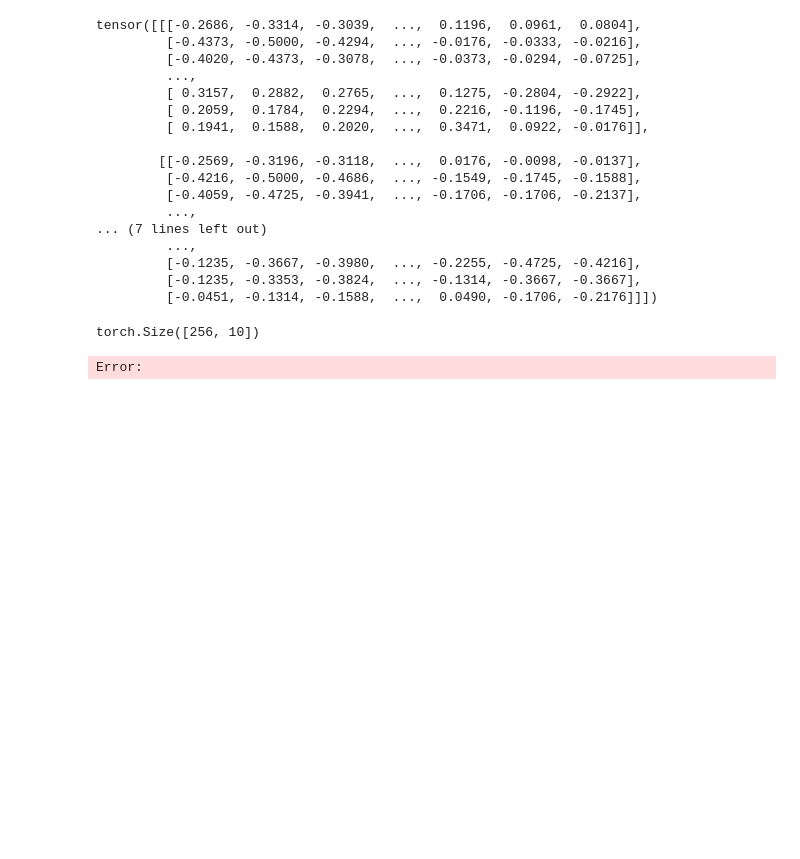
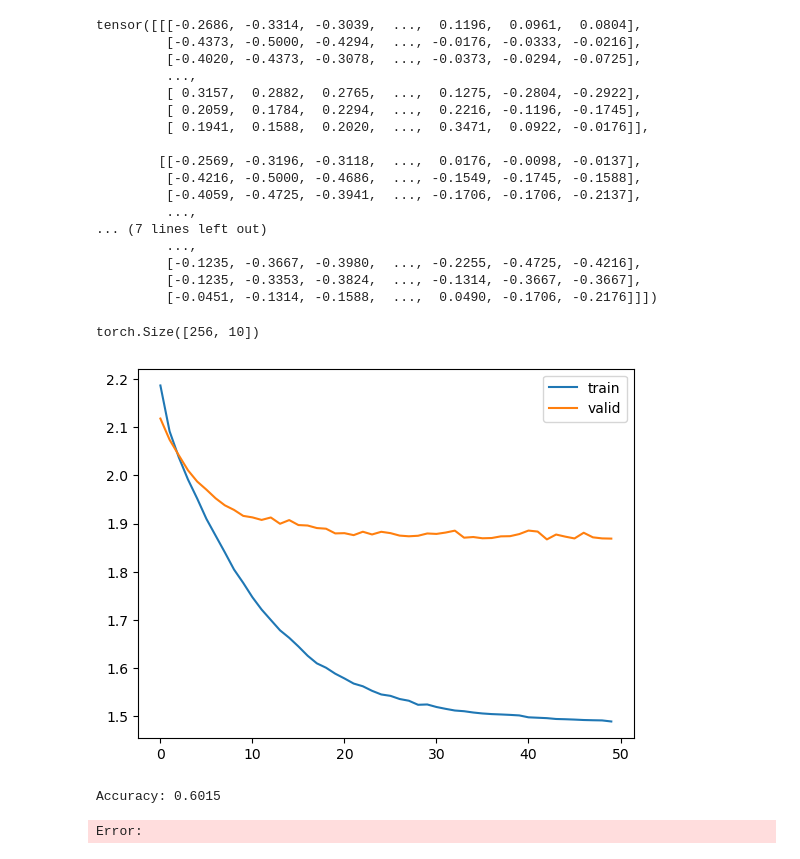
Before and after one commit to berndheidemann/cifar_fa22b, a Jupyter notebook: 05_with_hidden_layer.ipynb, the cells around one changed output. Cells and saved outputs as stored; diff of their text form; code cells hidden in the pictures; blank space fills up the shorter version.

```diff
--- a/05_with_hidden_layer.ipynb
+++ b/05_with_hidden_layer.ipynb
@@ -120,12 +120,13 @@ class CifarModel(torch.nn.Module):
         self.conv1=torch.nn.Conv2d(3, 64, kernel_size=3, stride=1, padding=1)  # 1: Anzahl der Kanäle, 32: Anzahl der Filter
         self.conv2=torch.nn.Conv2d(64, 128, kernel_size=3, stride=1, padding=1)
         self.conv_size=128*8*8
-        self.lin1=torch.nn.Linear(self.conv_size, 10)
+        self.lin1=torch.nn.Linear(self.conv_size, hidden_size)
+        self.batch_norm_lin1=torch.nn.BatchNorm1d(hidden_size)
+        self.lin2=torch.nn.Linear(hidden_size, 10)
         self.relu=torch.nn.ReLU()
         self.softmax=torch.nn.Softmax(dim=1)
         self.dropout=torch.nn.Dropout(p=0.6)
         self.maxpool=torch.nn.MaxPool2d(kernel_size=2, stride=2, padding=0)
-
 
     def forward(self, x):
         #print("x.shape vorher:", x.shape)
@@ -144,6 +145,11 @@ class CifarModel(torch.nn.Module):
         x=x.view(-1, self.conv_size)
         #print("x.shape nach x.view:", x.shape)
         x=self.lin1(x)
+        x=self.batch_norm_lin1(x)
+        x=self.relu(x)
+        x=self.dropout(x)
+        x=self.lin2(x)
+        x=self.softmax(x)
         #print("x.shape nach lin1:", x.shape)
         return x
 
@@ -170,9 +176,9 @@ valid_dataset=MyDataset(x_valid, y_valid)
 # %%
 
 lr=0.0001
-batch_size=2
-epochs=10
-hidden_size=50
+batch_size=64
+epochs=50
+hidden_size=150
 
 if torch.cuda.is_available():
     device = torch.device("cuda")
@@ -210,31 +216,35 @@ for i in bar:
     losses.append(sum(epoch_losses)/len(epoch_losses))
     valid_losses_epoch=[]
     with torch.no_grad():                       # Alles was hier kommt, wird nicht für die Berechnung der Gradienten verwendet
+        model.eval()
         for xb, yb in valid_loader:
             xb, yb = xb.to(device), yb.to(device)
             pred=model(xb)
             loss=loss_func(pred, yb)
             valid_losses_epoch.append(loss.item())
     valid_losses.append(sum(valid_losses_epoch)/len(valid_losses_epoch))
     bar.set_postfix({'train_loss': losses[-1], 'valid_loss': valid_losses[-1]})
 
 plt.plot(losses, label='train')
 plt.plot(valid_losses, label='valid')
 plt.legend()
 plt.show()
 correct = 0
 total = 0
 
 with torch.no_grad():
     model.eval()
     # Schleife über alle Validierungsdaten
     for xb, yb in valid_loader:
+        xb, yb = xb.to(device), yb.to(device)
         pred = model(xb)                            # Vorhersage holen
         _, predicted = torch.max(pred.data, 1)      # Index des größten Wertes holen
         total += yb.size(0)                         # Anzahl der Validierungdaten
         correct += (predicted == yb).sum().item()   # predicted und yb vergleichen und Anzahl der richtigen Vorhersagen zählen
 
 accuracy = correct / total
 print("Accuracy:", accuracy)
 # %% [output]
+[figure, added]
-Error:
+Accuracy: 0.6015
+Error:
```
Also changed, not shown: parts of 1 cell of this notebook, 4 other files.
